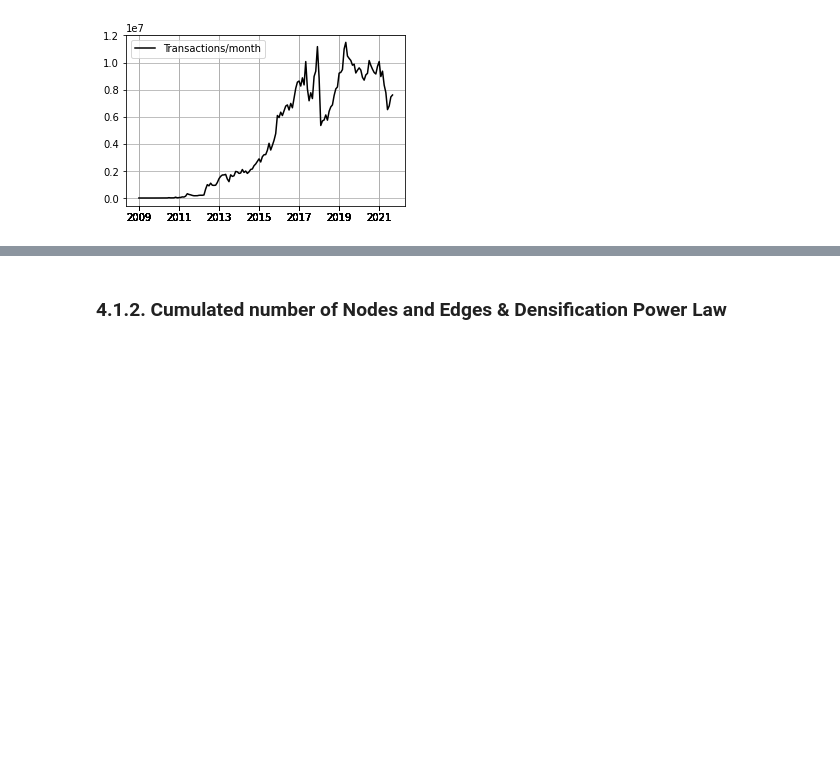
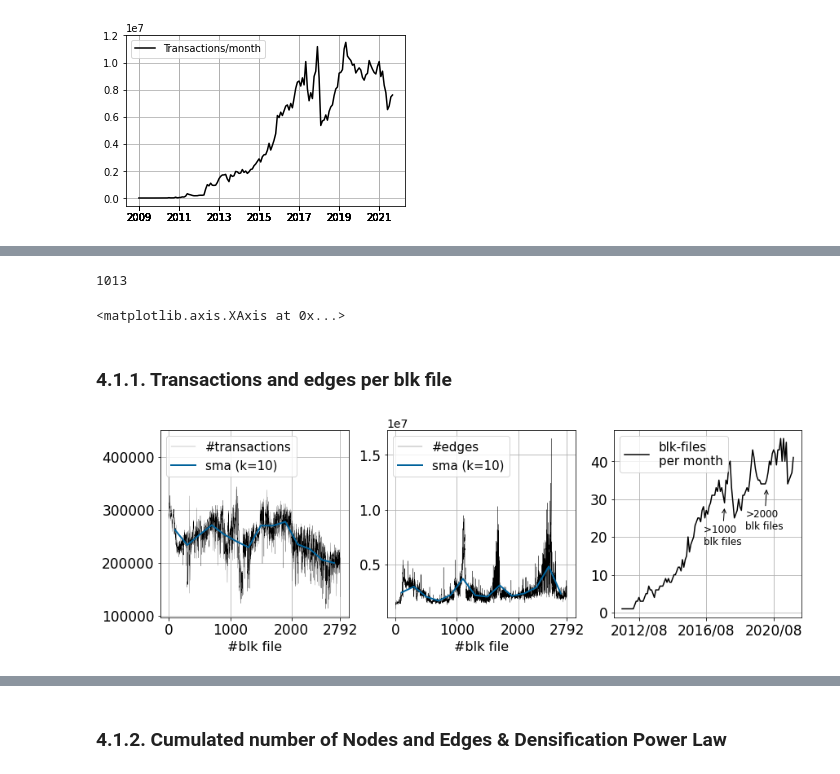
Before and after one commit to nerolation/python-bitcoin-scraper, a Jupyter notebook: btc-graph-analysis.ipynb, the cells around one changed output, grey strips where cells are left out. Cells and saved outputs as stored; diff of their text form; code cells hidden in the pictures; blank space fills up the shorter version.

```diff
--- a/btc-graph-analysis.ipynb
+++ b/btc-graph-analysis.ipynb
@@ -315,0 +427,8 @@ NameError: name 'df_txs' is not defined
+# %%
+df_blkfiles_gr.loc[:"2017/09"].sum()
+# %% [output]
+1013
+# %%
+axs[0].xaxis.
+# %% [output]
+<matplotlib.axis.XAxis at 0x...>
@@ -315,0 +439,42 @@ NameError: name 'df_txs' is not defined
+# %% [markdown]
+### 4.1.1. Transactions and edges per blk file
+# %%
+# Create figure with size 5x3.15 inches
+f, axs = plt.subplots(1, 3,figsize=(12, 4))
+
+# Plot chart
+axs[0].plot(df_blkfiles["blk_file_nr"],df_blkfiles["txs"], color="k", linewidth = 0.2, label="#transactions")
+axs[0].plot(df_blkfiles_ma_index,df_blkfiles_ma_txs, color="#00629b", linewidth = 2, label="sma (k=10)")
+axs[0].xaxis.set_ticks([0,1000,2000,df_blkfiles["blk_file_nr"].iloc[-1]])
+axs[0].set_xlabel("#blk file", fontsize=16)
+
+
+axs[1].plot(df_blkfiles["blk_file_nr"],df_blkfiles["edges"], color="k", linewidth = 0.3, label="#edges")
+axs[1].plot(df_blkfiles_ma_index,df_blkfiles_ma_edges, color="#00629b", linewidth = 2, label="sma (k=10)")
+axs[1].set_xlabel("#blk file", fontsize=16)
+axs[1].xaxis.set_ticks([0,1000,2000,df_blkfiles["blk_file_nr"].iloc[-1]])
+axs[1].yaxis.get_offset_text().set_fontsize(14)
+
+axs[2].plot(df_blkfiles_gr.index,df_blkfiles_gr, color="k", label="blk-files\nper month")
+axs[2].xaxis.set_ticks(np.arange(12, 124, 48))
+axs[2].annotate(">1000 \nblk files", xy=("2017/09", 28), xycoords='data',
+            xytext=("2016/06", 18), textcoords='data',size=12,
+            arrowprops=dict(arrowstyle="->",
+                            connectionstyle="arc3"))
+axs[2].annotate(">2000\nblk files", xy=("2020/03", 33), xycoords='data',
+            xytext=("2018/12", 22), textcoords='data',size=12,
+            arrowprops=dict(arrowstyle="->",
+                            connectionstyle="arc3"))
+axs[0].legend(fontsize=15, loc="upper left")
+axs[1].legend(fontsize=15)
+axs[2].legend(fontsize=15)
+axs[0].tick_params(axis='both', which='major', labelsize=17)
+axs[1].tick_params(axis='both', which='major', labelsize=17)
+axs[2].tick_params(axis='both', which='major', labelsize=17)
+
+plt.tight_layout(pad=0)
+#Save figure and show
+plt.savefig("./pictures/blk_files.pdf")
+plt.show()
+# %% [output]
+[figure, added]
```
Also changed, not shown: parts of 33 cells of this notebook.
